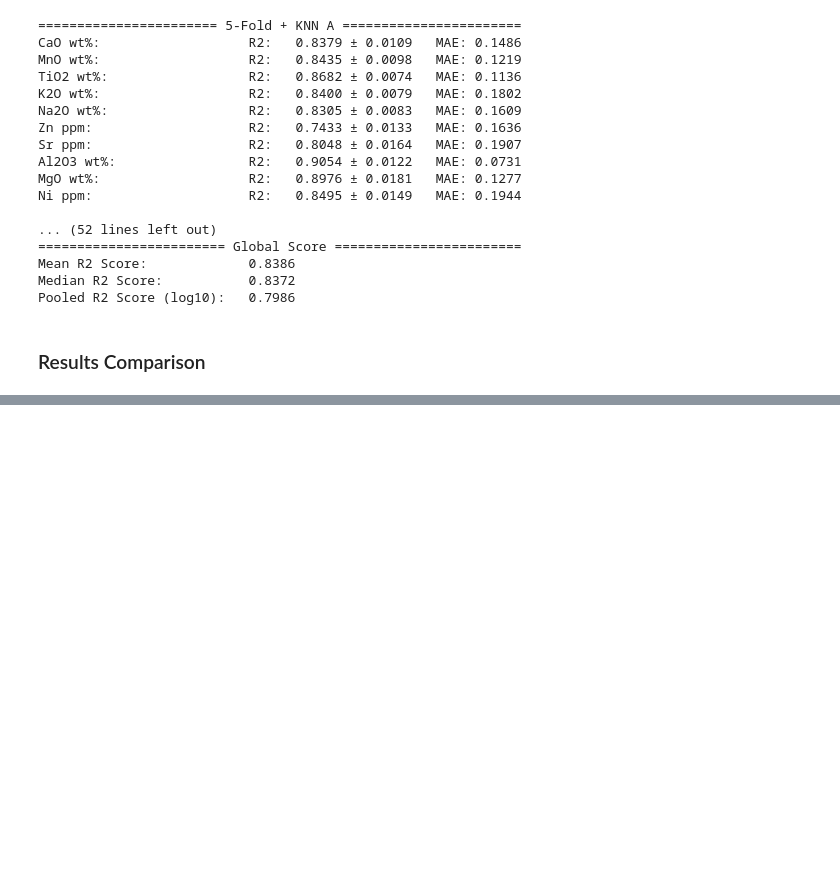
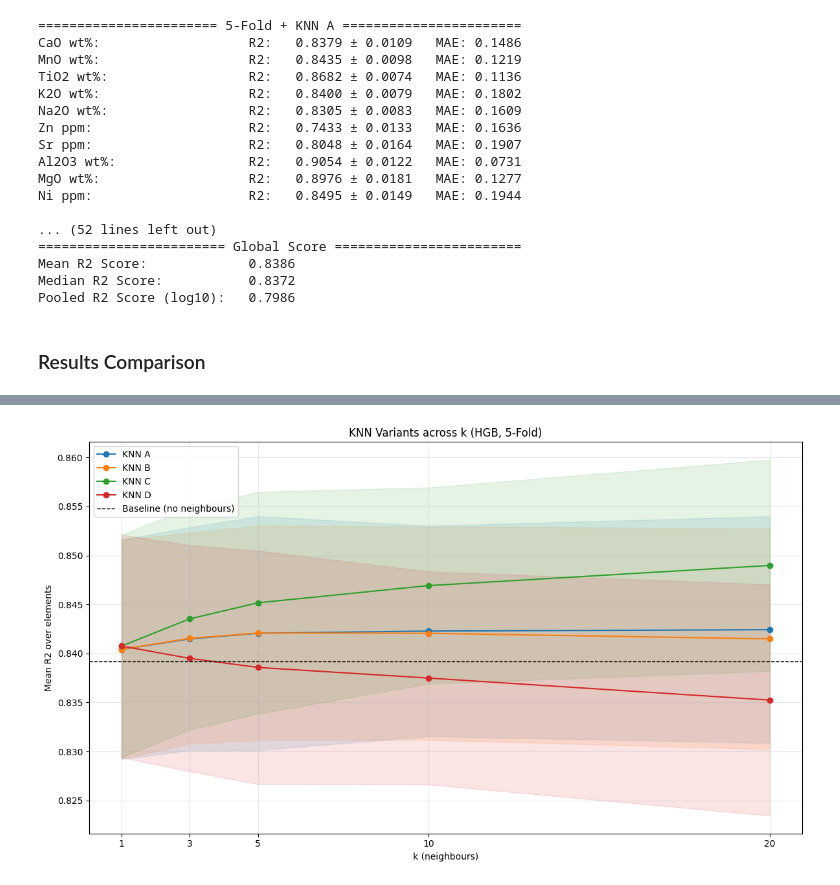
Before and after one commit to salvador-palma/GEUS-Geochemical-Analysis, a Jupyter notebook: 2. Random Forest.ipynb, the cells around one changed output, grey strips where cells are left out. Drawn from its saved outputs; the diff is of its cells as text; code cells hidden in the pictures; blank space fills up the shorter version.

```diff
--- a/2. Random Forest.ipynb
+++ b/2. Random Forest.ipynb
@@ -665,0 +626,13 @@ printable.pretty()
+# %%
+#     results_kfold_knn[name] = TrainAllElementsKFoldKNN(df, kfold_splits, mostCommonElements, elementCols, n_jobs=-1, k=5, maskFunction=maskFunction, excludeSameLocation=True, modelType=MODEL_TYPE)
+#     SaveResults(AggregateFolds(results_kfold_knn[name]), f"Results/", f"{MODEL_NAMES[MODEL_TYPE]}_KFold_KNN_{name}_ExcludingColocation")
+
+
+SWEEPS = [1, 3, 5, 10, 20]
+
+results_knn_sweep = {}
+for k in SWEEPS:
+    results_knn_sweep[k] = {}
+    for name, maskFunction in KNN_VARIANTS.items():
+        results_knn_sweep[k][name] = TrainAllElementsKFoldKNN(df, kfold_splits, mostCommonElements, elementCols, n_jobs=-1, k=k, maskFunction=maskFunction, excludeSameLocation=True, modelType="hgb")
+        SaveResults(AggregateFolds(results_knn_sweep[k][name]), f"Results/", f"K-Sweep_{k}_{name}")
@@ -665,0 +657,43 @@ printable.pretty()
+# %%
+def DisplayKSweepGraph(sweepResults: dict[int, dict[str, dict]], baseline: dict=None, metric="r2", title="KNN Variants across k"):
+
+    ks = sorted(sweepResults)
+    variants = list(sweepResults[ks[0]].keys())
+
+    fig, ax = plt.subplots(figsize=(12, 7))
+
+    for name in variants:
+        means, stds = [], []
+        for k in ks:
+            aggregated = AggregateFolds(sweepResults[k][name])
+            scores = [s[metric] for s in aggregated.values() if s[metric] is not None]
+            #Fold spread averaged over elements, so the band shows run-to-run noise
+            spread = [s["r2_std"] for s in aggregated.values() if s.get("r2_std") is not None]
+            means.append(np.mean(scores))
+            stds.append(np.mean(spread) if spread else 0.0)
+
+        means, stds = np.array(means), np.array(stds)
+
+        line, = ax.plot(ks, means, marker="o", label=f"KNN {name}")
+        ax.fill_between(ks, means - stds, means + stds, alpha=0.12, color=line.get_color())
+
+    #Without the no-neighbour baseline the vertical scale means very little
+    if baseline is not None:
+        aggregated = AggregateFolds(baseline)
+        scores = [s[metric] for s in aggregated.values() if s[metric] is not None]
+        ax.axhline(np.mean(scores), color="black", linestyle="--", linewidth=1, label="Baseline (no neighbours)")
+
+    ax.set_xlabel("k (neighbours)")
+    ax.set_ylabel(f"Mean {metric.upper()} over elements")
+    ax.set_title(title)
+    ax.set_xticks(ks)
+    ax.grid(alpha=0.3)
+    ax.legend()
+
+    plt.tight_layout()
+    plt.show()
+
+
+DisplayKSweepGraph(results_knn_sweep, baseline=results_kfold, title="KNN Variants across k (HGB, 5-Fold)")
+# %% [output]
+[figure, added]
```
Also changed, not shown: parts of 9 cells of this notebook, 42 other files.
